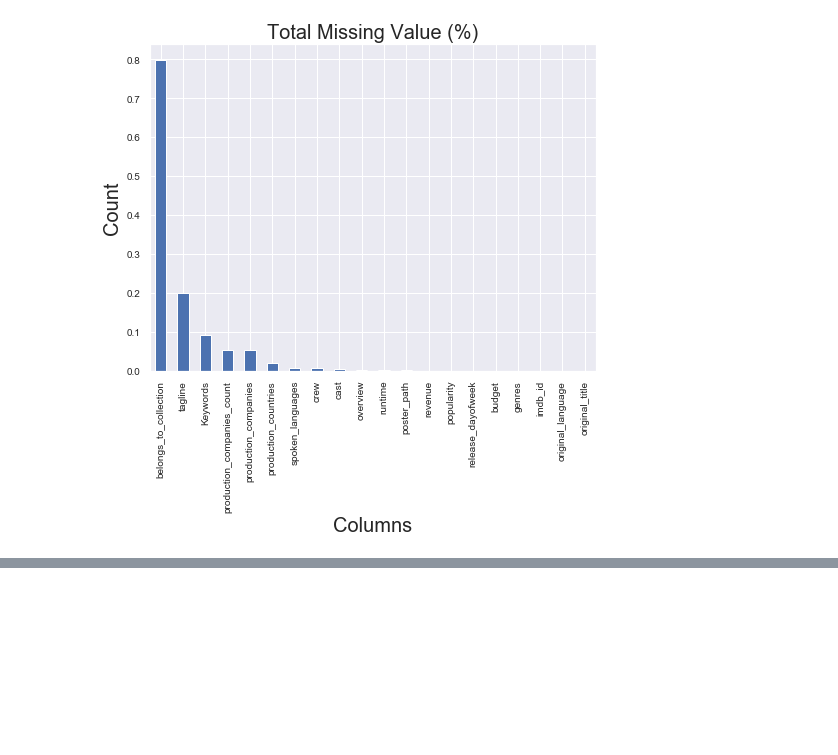
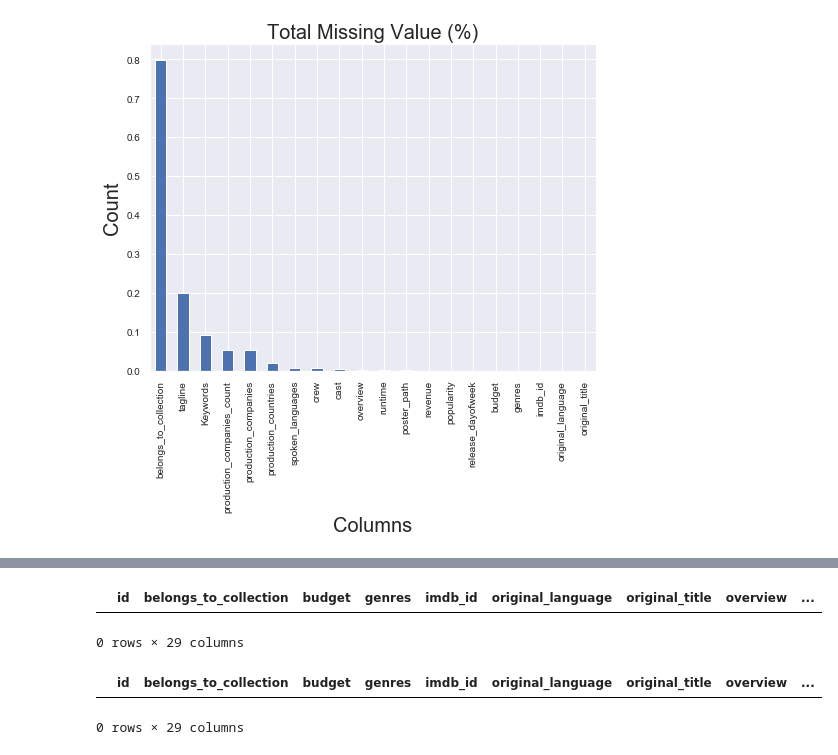
Before and after one commit to rlska105/Kaggle_Competition, a Jupyter notebook: EDA_for_Box_Office_Prediction.ipynb, the cells around one changed output, grey strips where cells are left out. Drawn from its saved outputs; the diff is of its cells as text; code cells hidden in the pictures; blank space fills up the shorter version.

```diff
--- a/EDA_for_Box_Office_Prediction.ipynb
+++ b/EDA_for_Box_Office_Prediction.ipynb
@@ -201,2 +214,7 @@ train['poster_path'].fillna(method='backfill')
 # %%
 train['poster_path'] = train['poster_path'].fillna(method='backfill')
+# %%
+train[train['poster_path'].isnull()]
+# %% [output]
+|  | id | belongs_to_collection | budget | genres | imdb_id | original_language | original_title | overview | ... |
+0 rows × 29 columns
@@ -202,0 +223,5 @@ train['poster_path'] = train['poster_path'].fillna(method='backfill')
+# %%
+train[train['overview'].isnull()]
+# %% [output]
+|  | id | belongs_to_collection | budget | genres | imdb_id | original_language | original_title | overview | ... |
+0 rows × 29 columns
```
Also changed, not shown: parts of 12 cells of this notebook.
